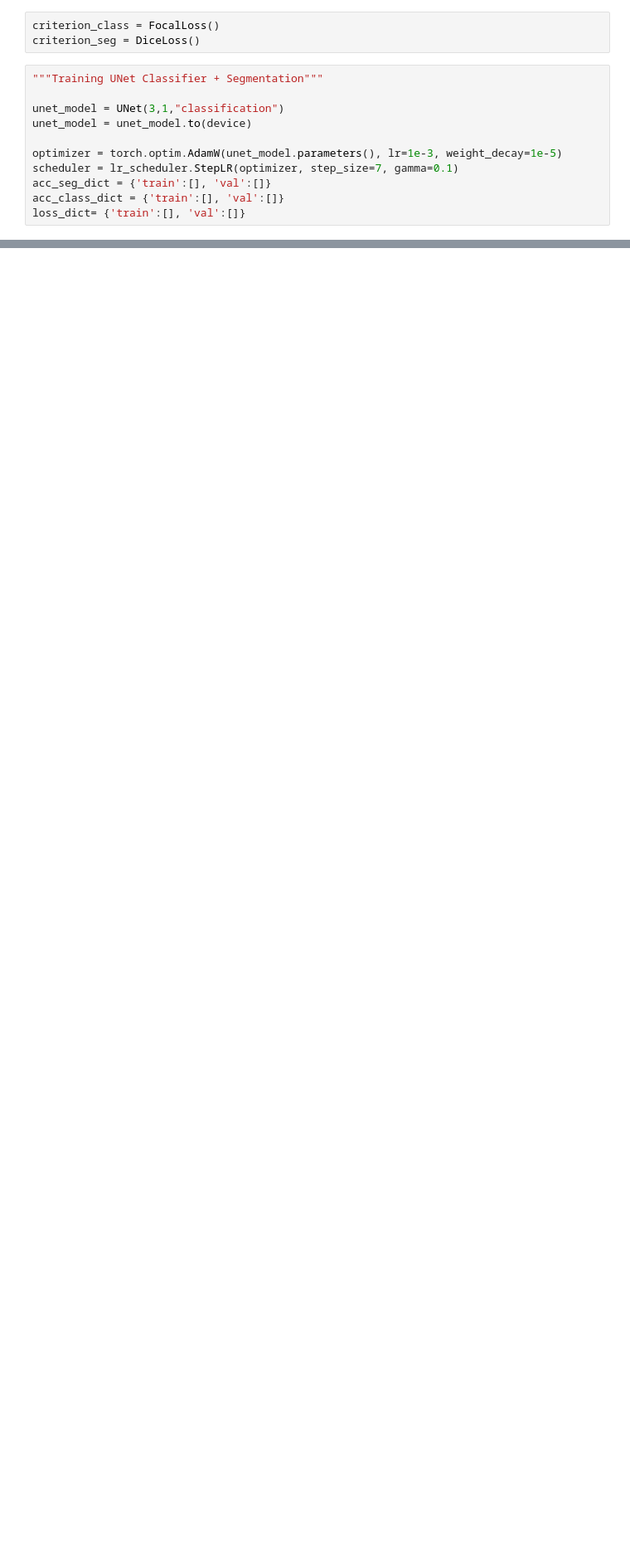
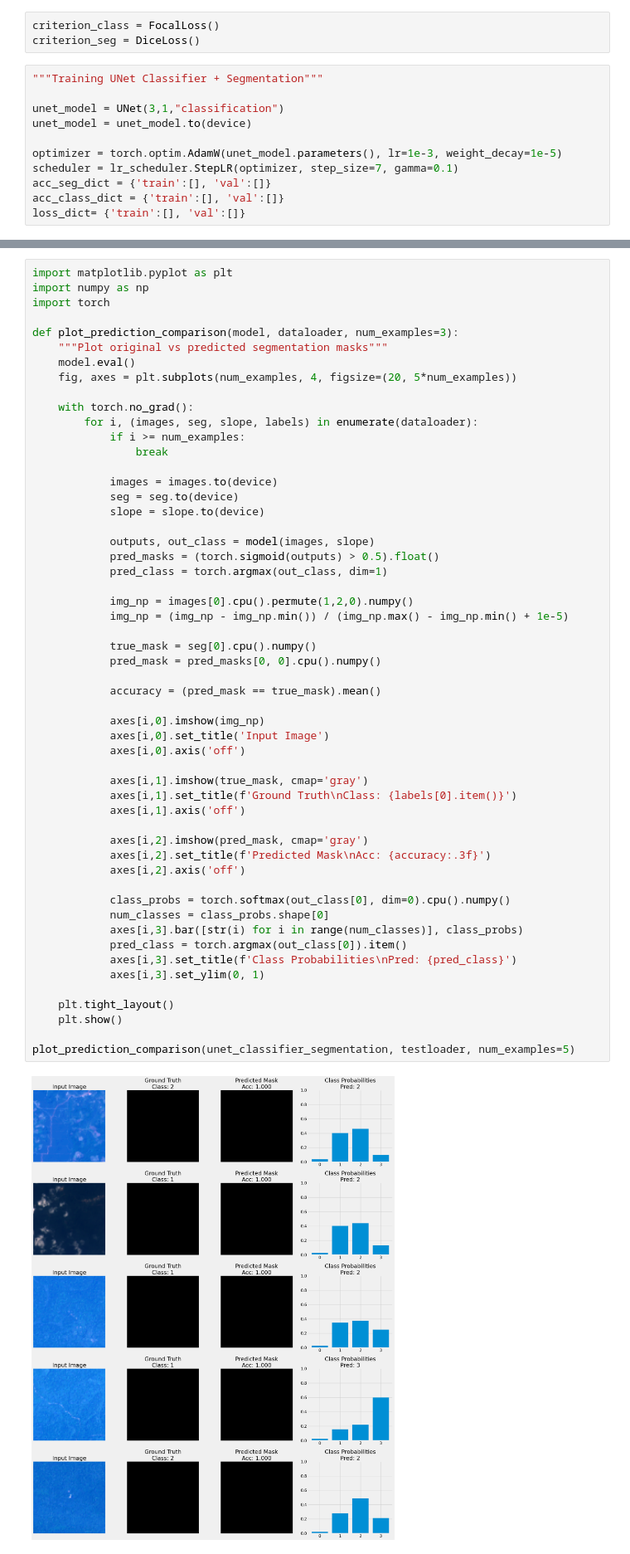
Before and after one commit to JamesBrockUoB/ForestChat, a Jupyter notebook: Training - UNet.ipynb, the cells around one changed output, grey strips where cells are left out. Shown at 83% size. Cells and saved outputs as stored; diff of their text form; blank space fills up the shorter version.

```diff
--- a/Training - UNet.ipynb
+++ b/Training - UNet.ipynb
@@ -624,0 +691,56 @@ Accuracy of the model based on the test set is: 11 %
+# %%
+import matplotlib.pyplot as plt
+import numpy as np
+import torch
+
+def plot_prediction_comparison(model, dataloader, num_examples=3):
+    """Plot original vs predicted segmentation masks"""
+    model.eval()
+    fig, axes = plt.subplots(num_examples, 4, figsize=(20, 5*num_examples))
+
+    with torch.no_grad():
+        for i, (images, seg, slope, labels) in enumerate(dataloader):
+            if i >= num_examples:
+                break
+
+            images = images.to(device)
+            seg = seg.to(device)
+            slope = slope.to(device)
+
+            outputs, out_class = model(images, slope)
+            pred_masks = (torch.sigmoid(outputs) > 0.5).float()
+            pred_class = torch.argmax(out_class, dim=1)
+
+            img_np = images[0].cpu().permute(1,2,0).numpy()
+            img_np = (img_np - img_np.min()) / (img_np.max() - img_np.min() + 1e-5)
+
+            true_mask = seg[0].cpu().numpy()
+            pred_mask = pred_masks[0, 0].cpu().numpy()
+
+            accuracy = (pred_mask == true_mask).mean()
+
+            axes[i,0].imshow(img_np)
+            axes[i,0].set_title('Input Image')
+            axes[i,0].axis('off')
+
+            axes[i,1].imshow(true_mask, cmap='gray')
+            axes[i,1].set_title(f'Ground Truth\nClass: {labels[0].item()}')
+            axes[i,1].axis('off')
+
+            axes[i,2].imshow(pred_mask, cmap='gray')
+            axes[i,2].set_title(f'Predicted Mask\nAcc: {accuracy:.3f}')
+            axes[i,2].axis('off')
+
+            class_probs = torch.softmax(out_class[0], dim=0).cpu().numpy()
+            num_classes = class_probs.shape[0]
+            axes[i,3].bar([str(i) for i in range(num_classes)], class_probs)
+            pred_class = torch.argmax(out_class[0]).item()
+            axes[i,3].set_title(f'Class Probabilities\nPred: {pred_class}')
+            axes[i,3].set_ylim(0, 1)
+
+    plt.tight_layout()
+    plt.show()
+
+plot_prediction_comparison(unet_classifier_segmentation, testloader, num_examples=5)
+# %% [output]
+[figure, added]
```
Also changed, not shown: parts of 14 cells of this notebook, 1 other file.
